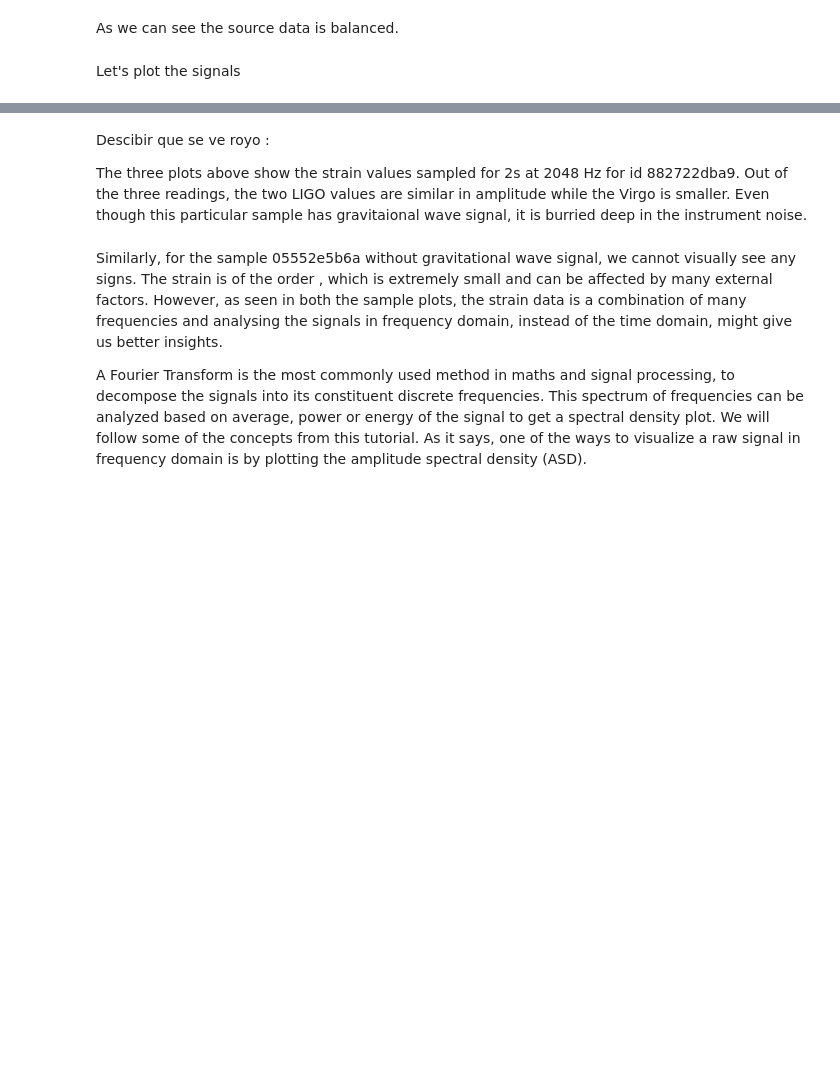
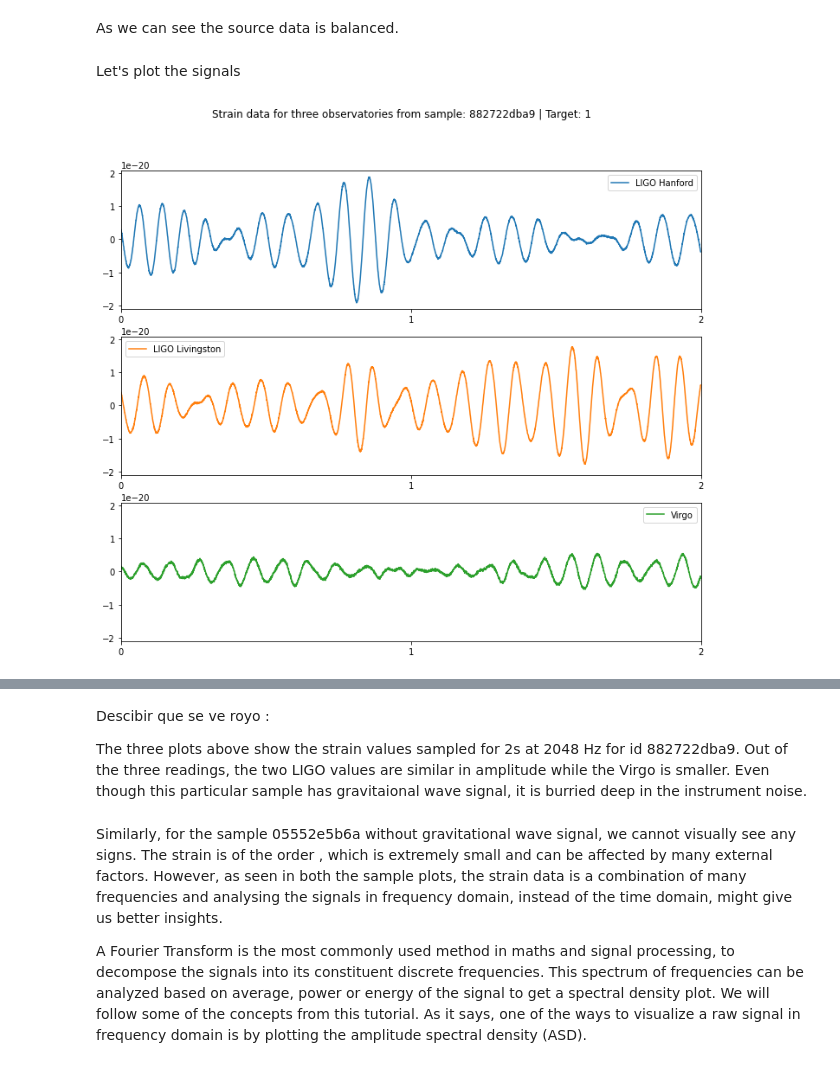
Before and after one commit to Dopidotcsv/G2Net-Gravitational-Wave-Detection, a Jupyter notebook: notebooks/01_EDA.ipynb, the cells around one changed output, grey strips where cells are left out. Saved outputs shown, nothing was run; the diff lists cells and outputs as text; code cells hidden in the pictures; blank space fills up the shorter version.

```diff
--- a/notebooks/01_EDA.ipynb
+++ b/notebooks/01_EDA.ipynb
@@ -23,3 +125,3 @@ import librosa.display
 # %%
-training_labels=pd.read_csv("data/training_labels.csv")
+training_labels = pd.read_csv("/content/tfm_g2n/training_labels.csv")
 training_labels.head()
@@ -28,5 +137,5 @@ To make things easier let's merge the path of the file into the df with the targ
 # %% [markdown]
 With glob we can get all the files in the train directory
 # %%
-training_paths = glob("D:/Projects/G2Net-Gravitational-Wave-Detection/data/train/*/*/*/*")
+training_paths = glob("/content/tfm_g2n/train/*/*/*/*")
 print("The total number of files in the training set:", len(training_paths))
@@ -33,5 +164,5 @@ print("The total number of files in the training set:", len(training_paths))
 # %%
-ids = [path.split("\\")[-1].split(".")[0] for path in training_paths]
+ids = [path.split("/")[-1].split(".")[0] for path in training_paths]
 paths_df = pd.DataFrame({"path":training_paths, "id": ids})
 train_data = pd.merge(left=training_labels, right=paths_df, on="id")
 train_data.head()
@@ -55,14 +200,14 @@ def plot_raw_data(path,
            target,
            labels = ('LIGO Hanford', 'LIGO Livingston', 'Virgo')
 ):
-    sample_id = df[df['target'] == target].sample(random_state=42)['id'].values[0]
-    sample_id = int(sample_id)
-    training_files = glob(path)
-    data = np.load(training_files[sample_id])
+    _id = df[df['target'] == target].sample(random_state=42)['id'].values[0]
+    sample_id = df[df['target'] == target].sample(random_state=42).index[0]
+    training_files = glob(path[sample_id])
+    data = np.load(training_files[0])
     fig, ax = plt.subplots(3,1,figsize=(12,10), sharey= True)
     for i in range(3):
 
-        plt.suptitle(f"Strain data for three observatories from sample: {sample_id} | Target: {target}")
+        plt.suptitle(f"Strain data for three observatories from sample: {_id} | Target: {target}")
         sns.lineplot(data=data[i], ax=ax[i], color=sns.color_palette()[i])
         ax[i].legend([labels[i]])
         ax[i].set_xlim(0, 4096)
@@ -70,6 +215,8 @@ def plot_raw_data(path,
         ax[i].set_xticklabels(labels=[0, 1, 2])
 # %%
 # plot the sample with gravitational wave signal
-plot_raw_data(training_paths,1)
+plot_raw_data(training_paths,train_data,1)
+# %% [output]
+[figure, added]
 # %%
 # plot the sample without gravitational wave signal
```
Also changed, not shown: parts of 30 cells of this notebook, 2 other files.
